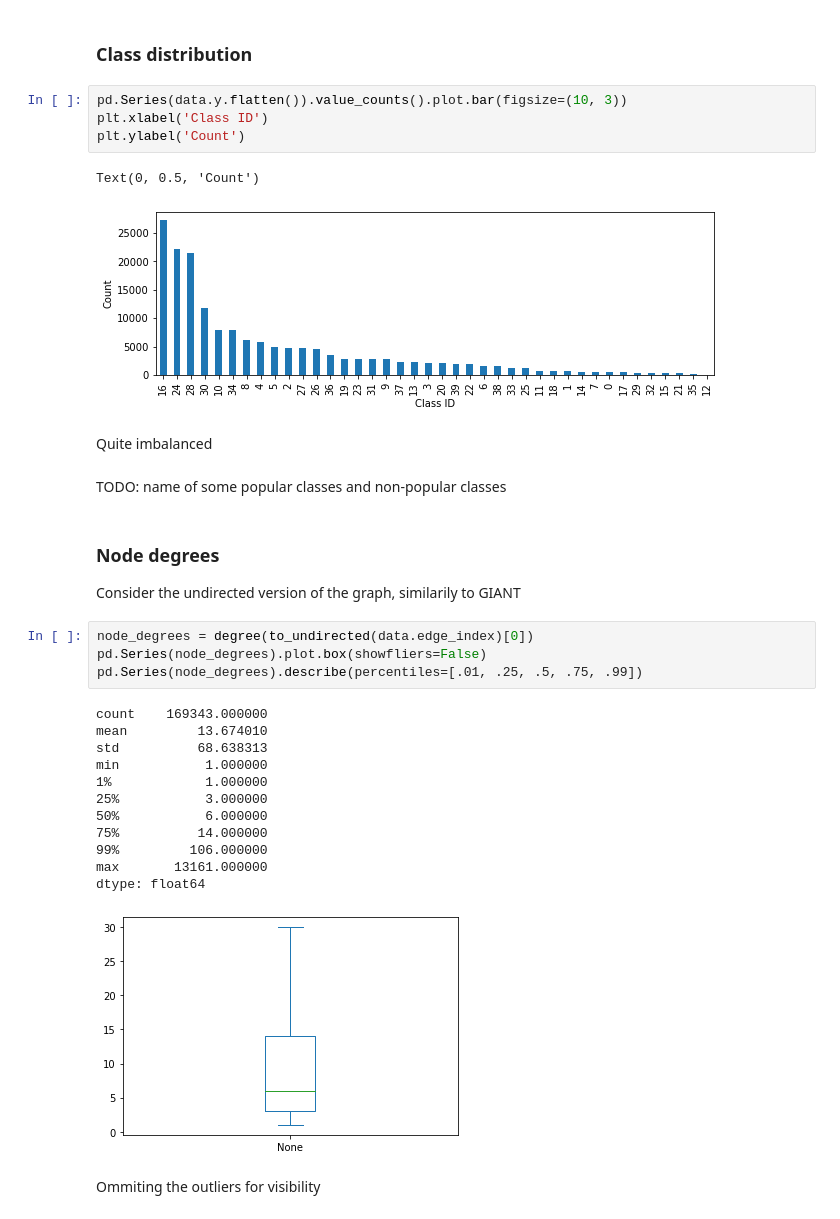
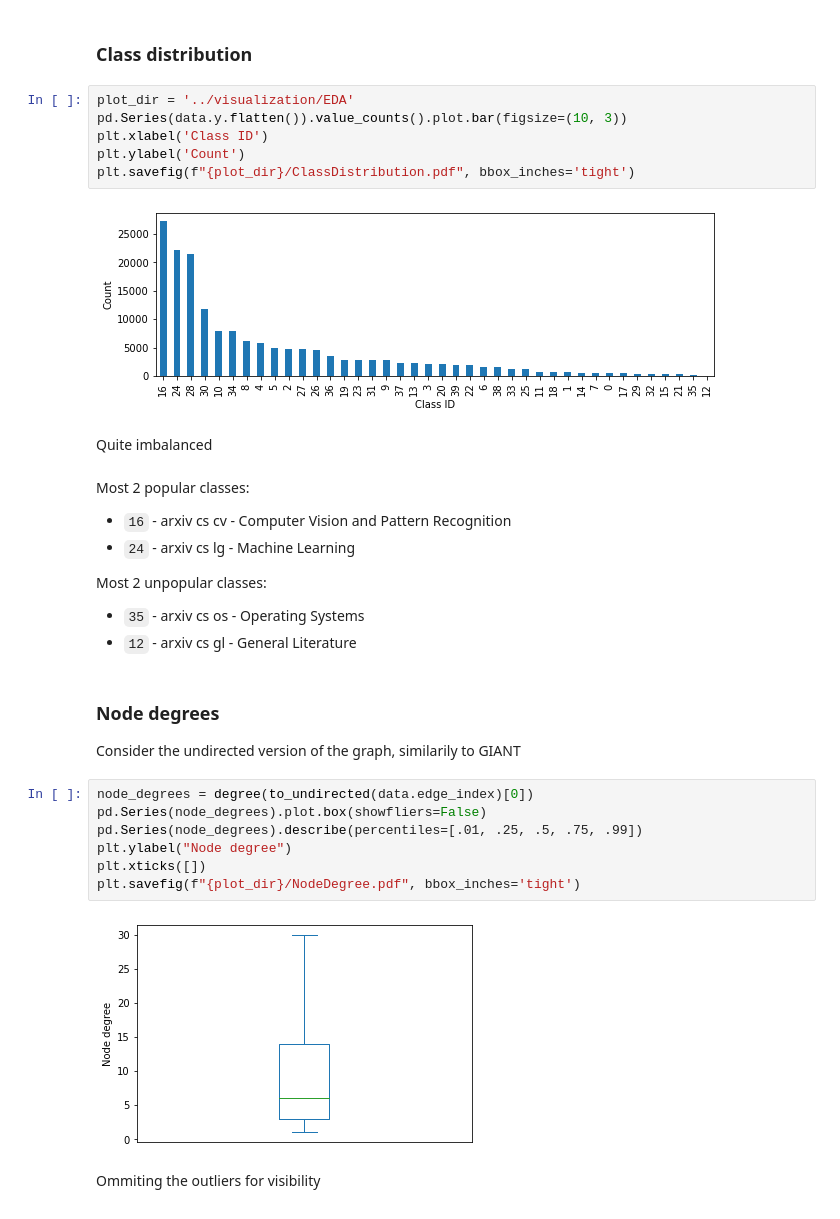
Before and after one commit to TuAnh23/E2EG, a Jupyter notebook: notebooks/EDA.ipynb, the cells around one changed output. Saved outputs shown, nothing was run; the diff lists cells and outputs as text.

```diff
--- a/notebooks/EDA.ipynb
+++ b/notebooks/EDA.ipynb
@@ -38,16 +40,23 @@ Test size: 48603
 # %% [markdown]
 ### Class distribution
 # %%
+plot_dir = '../visualization/EDA'
 pd.Series(data.y.flatten()).value_counts().plot.bar(figsize=(10, 3))
 plt.xlabel('Class ID')
 plt.ylabel('Count')
+plt.savefig(f"{plot_dir}/ClassDistribution.pdf", bbox_inches='tight')
 # %% [output]
-Text(0, 0.5, 'Count')
 [figure]
 # %% [markdown]
 Quite imbalanced
-# %% [markdown]
-TODO: name of some popular classes and non-popular classes
+# %% [markdown]
+Most 2 popular classes:
+- `16` - arxiv cs cv - Computer Vision and Pattern Recognition
+- `24` - arxiv cs lg - Machine Learning
+
+Most 2 unpopular classes:
+- `35` - arxiv cs os - Operating Systems
+- `12` - arxiv cs gl - General Literature
 # %% [markdown]
 ### Node degrees
 
@@ -55,20 +64,12 @@ Consider the undirected version of the graph, similarily to GIANT
 # %%
 node_degrees = degree(to_undirected(data.edge_index)[0])
 pd.Series(node_degrees).plot.box(showfliers=False)
 pd.Series(node_degrees).describe(percentiles=[.01, .25, .5, .75, .99])
+plt.ylabel("Node degree")
+plt.xticks([])
+plt.savefig(f"{plot_dir}/NodeDegree.pdf", bbox_inches='tight')
 # %% [output]
-count    169343.000000
-mean         13.674010
-std          68.638313
-min           1.000000
-1%            1.000000
-25%           3.000000
-50%           6.000000
-75%          14.000000
-99%         106.000000
-max       13161.000000
-dtype: float64
-[figure, old version]
+[figure, new version]
 # %% [markdown]
 Ommiting the outliers for visibility
 # %% [markdown]
```
Also changed, not shown: parts of 10 cells of this notebook, 1 other file.
